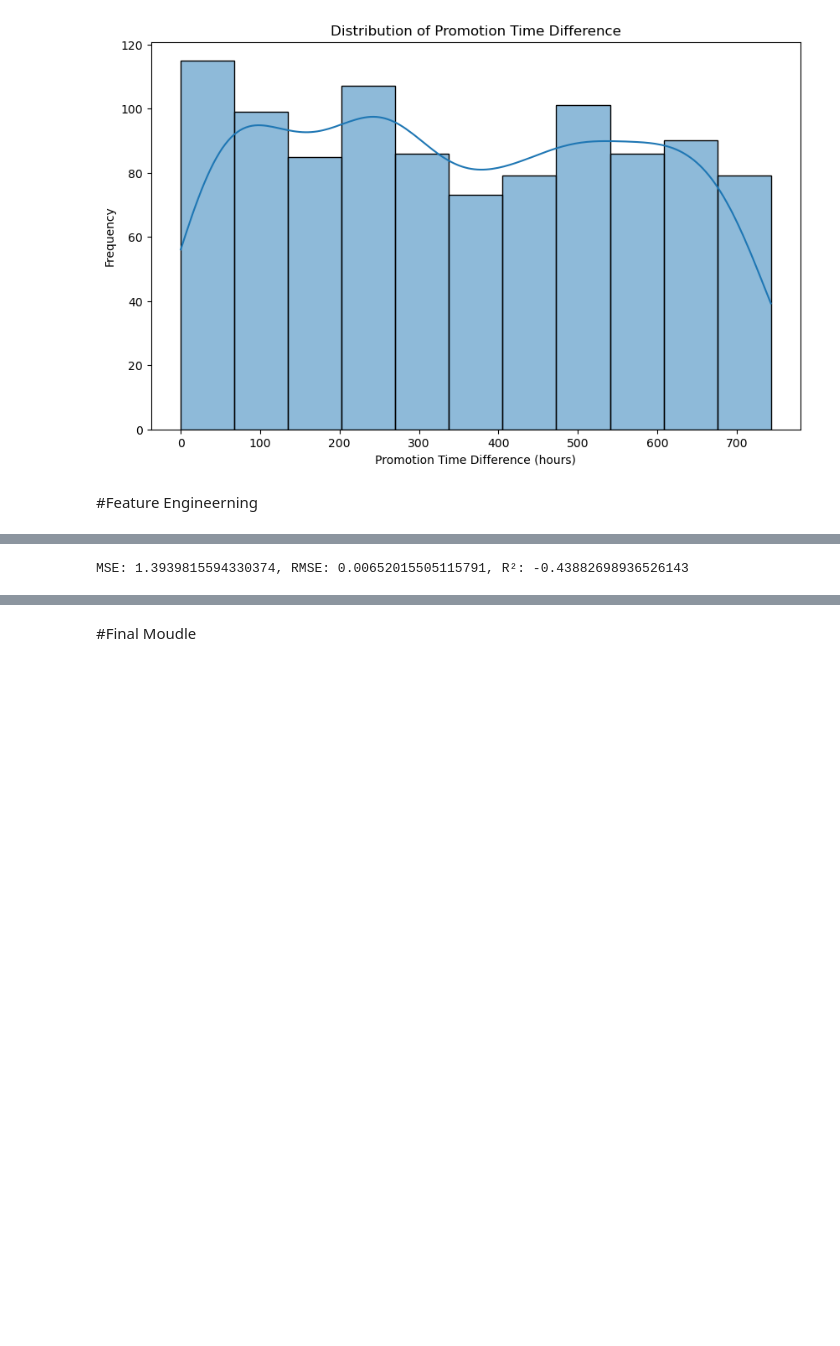
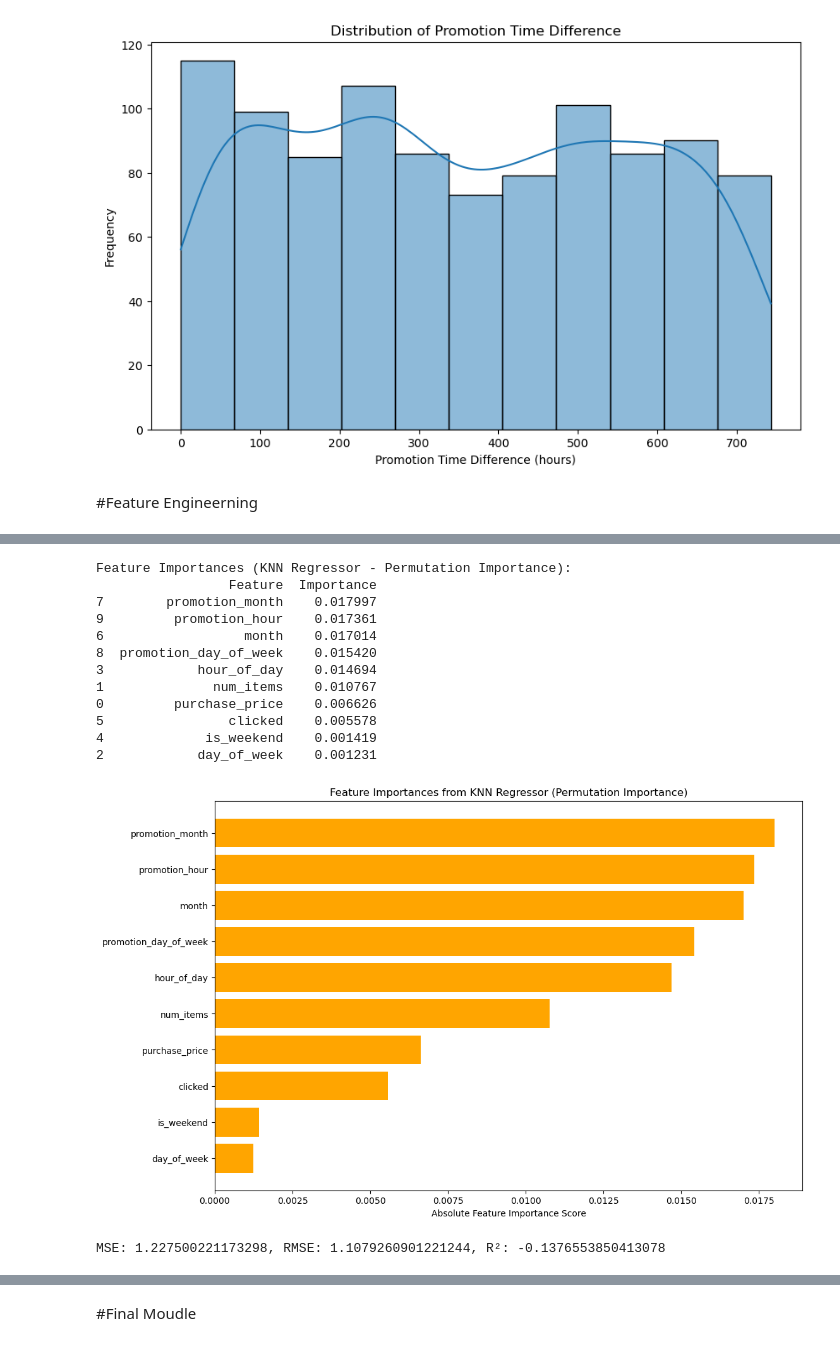
Before and after one commit to MingzengQin/Intership, a Jupyter notebook: HourTarget.ipynb, the cells around one changed output, grey strips where cells are left out. Saved outputs shown, nothing was run; the diff lists cells and outputs as text; code cells hidden in the pictures; blank space fills up the shorter version.

```diff
--- a/HourTarget.ipynb
+++ b/HourTarget.ipynb
@@ -324,16 +432,53 @@ Mean Absolute Error (KNN): 0.929998113758377
+# %%
+# Compute Feature Importance using Permutation Importance
+perm_importance = permutation_importance(knn_model, x_val, y_val, scoring='neg_mean_absolute_error', n_repeats=10, random_state=42)
+feature_importances = np.abs(perm_importance.importances_mean)  # Taking absolute values
+features = x_train.columns
+
+# Create DataFrame for Feature Importance
+importance_df = pd.DataFrame({
+    'Feature': features,
+    'Importance': feature_importances
+}).sort_values(by='Importance', ascending=False)
+
+# Print Feature Importance Ranking
+print("\nFeature Importances (KNN Regressor - Permutation Importance):")
+print(importance_df)
+
+# Visualization of Feature Importances
+plt.figure(figsize=(12, 8))
+plt.barh(importance_df['Feature'], importance_df['Importance'], color='orange')
+plt.gca().invert_yaxis()
+plt.xlabel('Absolute Feature Importance Score')
+plt.title('Feature Importances from KNN Regressor (Permutation Importance)')
+plt.show()
+# %% [output]
+Feature Importances (KNN Regressor - Permutation Importance):
+                 Feature  Importance
+7        promotion_month    0.017997
+9         promotion_hour    0.017361
+6                  month    0.017014
+8  promotion_day_of_week    0.015420
+3            hour_of_day    0.014694
+1              num_items    0.010767
+0         purchase_price    0.006626
+5                clicked    0.005578
+4             is_weekend    0.001419
+2            day_of_week    0.001231
+[figure, added]
 # %%
 from sklearn.metrics import mean_squared_error, r2_score
 
 # MSE
-mse_knn = mean_squared_error(y_test, y_pred_knn)
-rmse_knn = np.sqrt(mse)
+mse_knn = mean_squared_error(y_val, y_pred_knn)
+rmse_knn = np.sqrt(mse_knn)
 
 # R²
-r2_knn = r2_score(y_test, y_pred_knn)
+r2_knn = r2_score(y_val, y_pred_knn)
 
 print(f'MSE: {mse_knn}, RMSE: {rmse_knn}, R²: {r2_knn}')
 # %% [output]
-MSE: 1.3939815594330374, RMSE: 0.00652015505115791, R²: -0.43882698936526143
+MSE: 1.227500221173298, RMSE: 1.1079260901221244, R²: -0.1376553850413078
 # %%
 from sklearn.linear_model import Lasso
 from sklearn.metrics import mean_absolute_error
```
Also changed, not shown: parts of 21 cells of this notebook.
